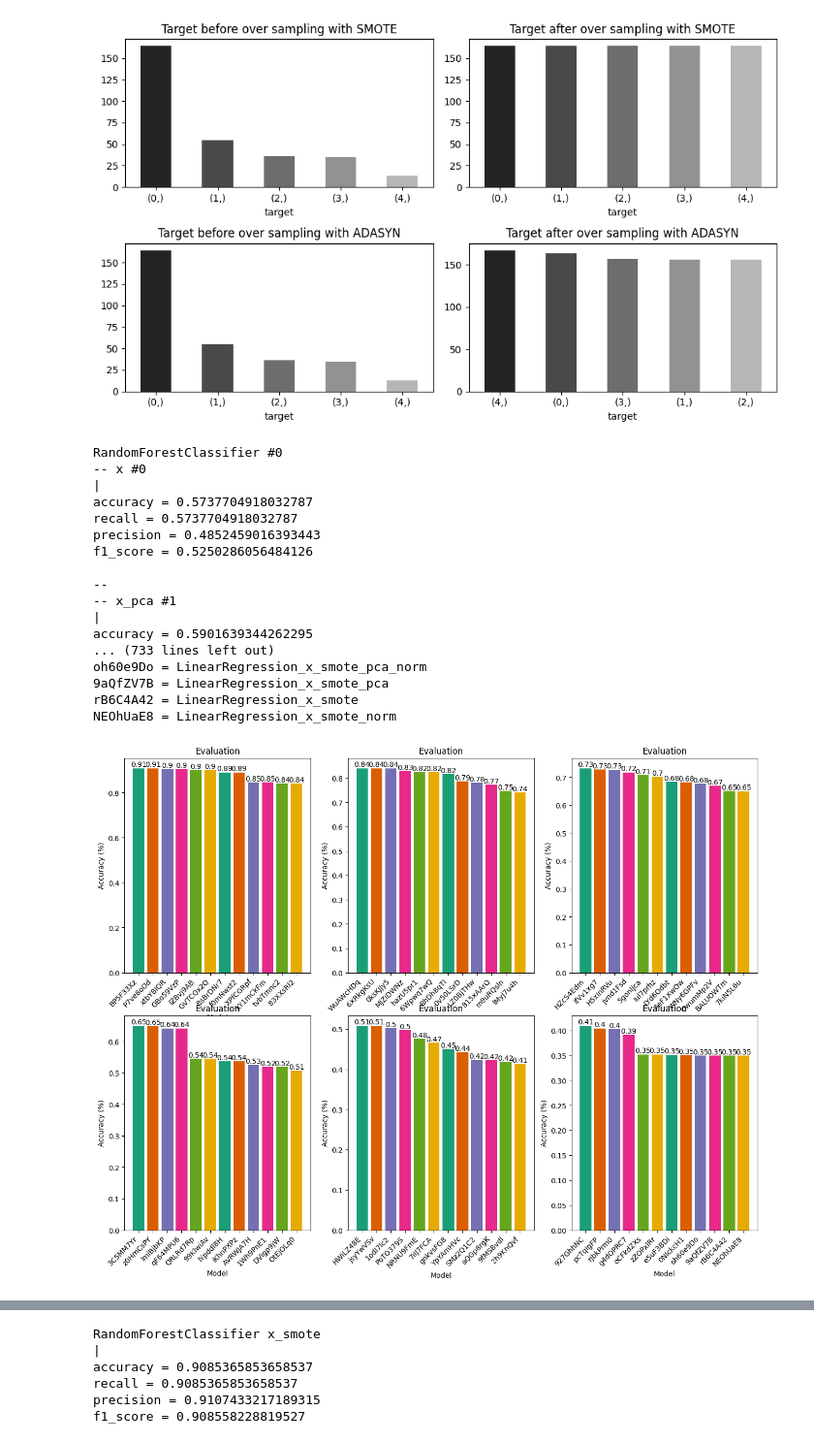
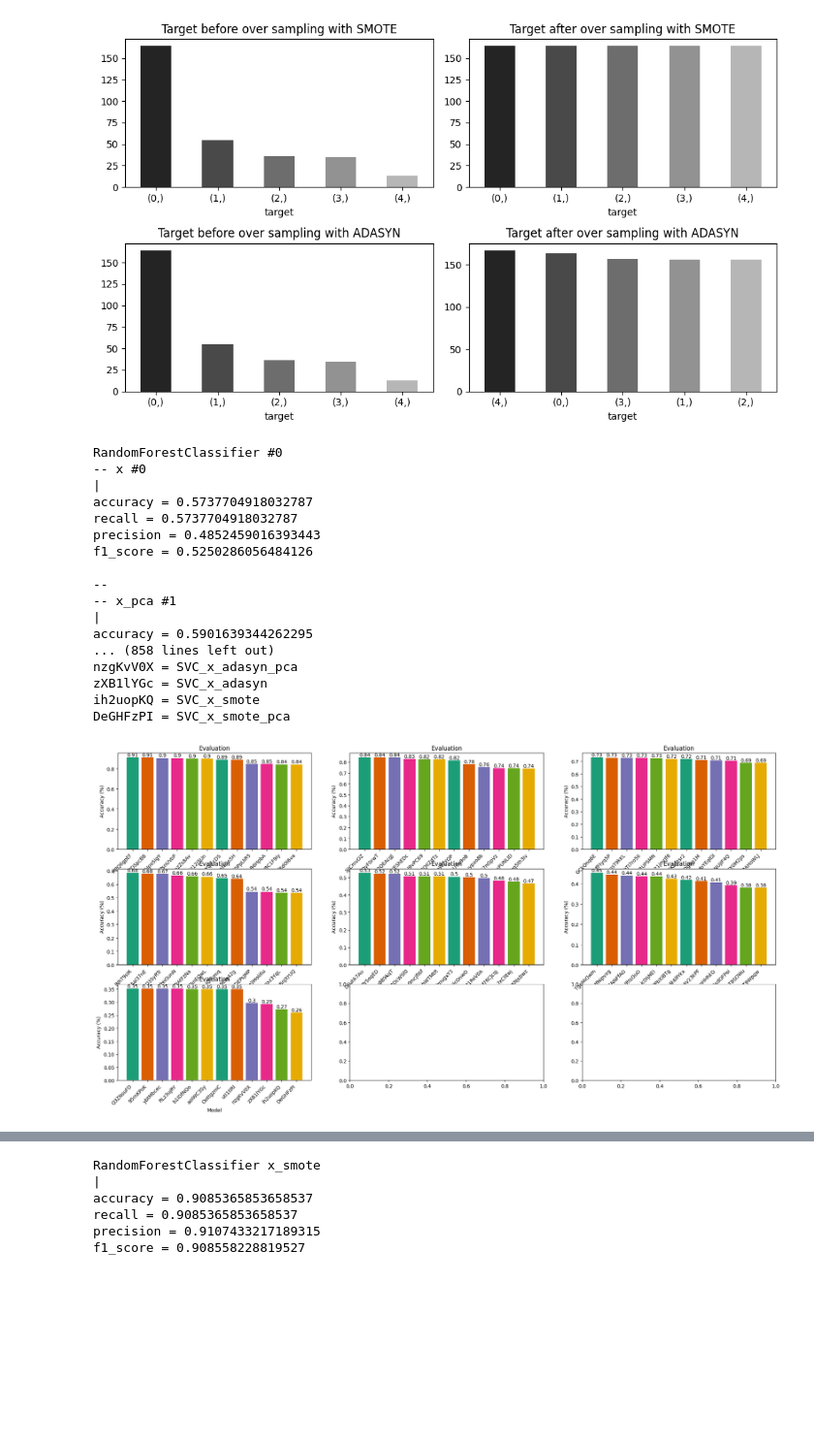
Before and after one commit to skulluglify/heart-disease-hungarian, a Jupyter notebook: DTS/auto/main.ipynb, the cells around one changed output, grey strips where cells are left out. Shown at 97% size. Drawn from its saved outputs; the diff is of its cells as text; code cells hidden in the pictures; blank space fills up the shorter version.

```diff
--- a/DTS/auto/main.ipynb
+++ b/DTS/auto/main.ipynb
@@ -354,11 +354,15 @@ def secret_names(names, uniques = []):
 def plot_comparison(comparison: pd.DataFrame, k: int = 12):
 
   n = comparison.values.shape[0]
-  v = math.sqrt(n / k)
+  p = n / k
+  v = math.sqrt(p)
 
   rows, cols = math.floor(v), math.ceil(v)
-  size = rows + cols
   idx = 0
+
+  #* FIX p great than rows and cols
+  if rows * cols < p:
+    rows = cols
 
   fig, ax = plt.subplots(rows, cols, figsize=(rows * 8, cols * 4))
   uniques = []
@@ -395,14 +399,7 @@ from sklearn.linear_model import LinearRegression
 from sklearn.neighbors import KNeighborsClassifier
 from sklearn.tree import DecisionTreeClassifier, DecisionTreeRegressor
 from xgboost import XGBClassifier
-
-
-# model_rf = RandomForestClassifier()
-# model_lr = LinearRegression()
-# model_knn = KNeighborsClassifier()
-# model_dtc = DecisionTreeClassifier()
-# model_dtr = DecisionTreeRegressor()
-# model_xgb = XGBClassifier()
+from sklearn.svm import SVC
 
 # param_rf = {
 #   'n_estimators': [10, 50, 100, 200],
@@ -441,44 +438,45 @@ from xgboost import XGBClassifier
 # }
 
 # models = [
-#   ('RandomForestClassifier', lambda : GridSearchCV(model_rf, param_rf, scoring="accuracy", cv=5)),
-#   ('LinearRegression', lambda : GridSearchCV(model_lr, param_lr, scoring="r2", cv=5)),
-#   ('DecisionTreeClassifier', lambda : GridSearchCV(model_dtc, param_dtc, scoring="accuracy", cv=5)),
-#   ('DecisionTreeRegressor', lambda : GridSearchCV(model_dtr, param_dtr, scoring="r2", cv=5)),
-#   ('KNeighborsClassifier', lambda : GridSearchCV(model_knn, param_knn, scoring="accuracy", cv=5)),
-#   ('XGBClassifier', lambda : GridSearchCV(model_xgb, param_xgb, scoring="accuracy", cv=5)),
+#   ('RandomForestClassifier', lambda : GridSearchCV(RandomForestClassifier(), param_rf, scoring="accuracy", cv=5)),
+#   ('LinearRegression', lambda : GridSearchCV(LinearRegression(), param_lr, scoring="r2", cv=5)),
+#   ('DecisionTreeClassifier', lambda : GridSearchCV(DecisionTreeClassifier(), param_dtc, scoring="accuracy", cv=5)),
+#   ('DecisionTreeRegressor', lambda : GridSearchCV(DecisionTreeRegressor(), param_dtr, scoring="r2", cv=5)),
+#   ('KNeighborsClassifier', lambda : GridSearchCV(KNeighborsClassifier(), param_knn, scoring="accuracy", cv=5)),
+#   ('XGBClassifier', lambda : GridSearchCV(XGBClassifier(), param_xgb, scoring="accuracy", cv=5)),
 # ]
 
 models = [
   ('RandomForestClassifier', lambda : RandomForestClassifier(n_estimators=100, random_state=42)),
   ('LinearRegression', lambda : LinearRegression()),
   ('DecisionTreeClassifier', lambda : DecisionTreeClassifier()),
   ('DecisionTreeRegressor', lambda : DecisionTreeRegressor()),
   ('KNeighborsClassifier', lambda : KNeighborsClassifier(n_neighbors=3)),
   ('XGBClassifier', lambda : XGBClassifier(learning_rate=0.1, n_estimators=100, random_state=42)),
+  ('SVC', lambda : SVC()),
 ]
 
 results = train_models(models, choices)
 comparison = get_comparison_from_results(results)
 links = plot_comparison(comparison)
 plt.show()
 # %% [output]
 RandomForestClassifier #0
 -- x #0
 |
 accuracy = 0.5737704918032787
 recall = 0.5737704918032787
 precision = 0.4852459016393443
 f1_score = 0.5250286056484126
 
 --
 -- x_pca #1
 |
 accuracy = 0.5901639344262295
-... (733 lines left out)
-oh60e9Do = LinearRegression_x_smote_pca_norm
-9aQfZV7B = LinearRegression_x_smote_pca
-rB6C4A42 = LinearRegression_x_smote
-NEOhUaE8 = LinearRegression_x_smote_norm
+... (858 lines left out)
+nzgKvV0X = SVC_x_adasyn_pca
+zXB1lYGc = SVC_x_adasyn
+ih2uopKQ = SVC_x_smote
+DeGHFzPI = SVC_x_smote_pca
-[figure, old version]
+[figure, new version]
 # %%
```
Also changed, not shown: parts of 1 cell of this notebook.
